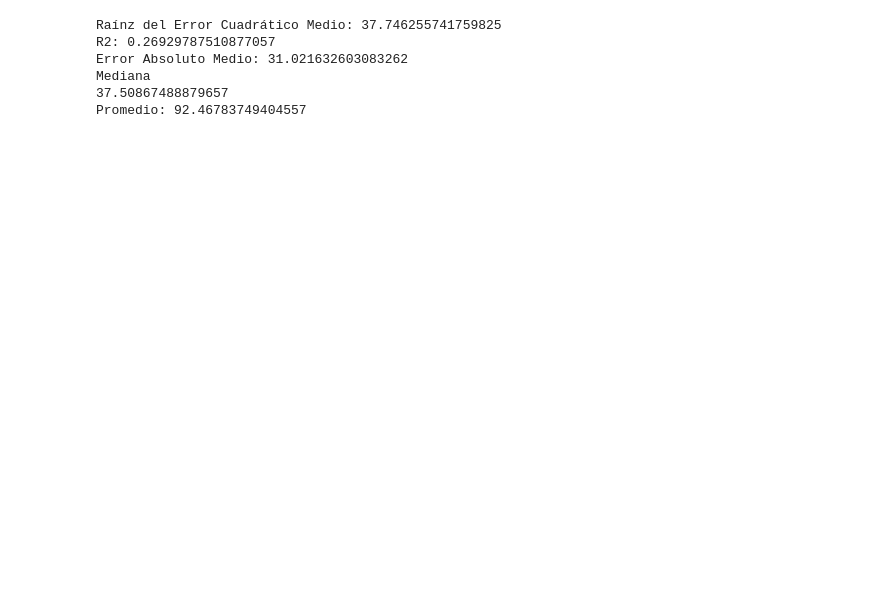
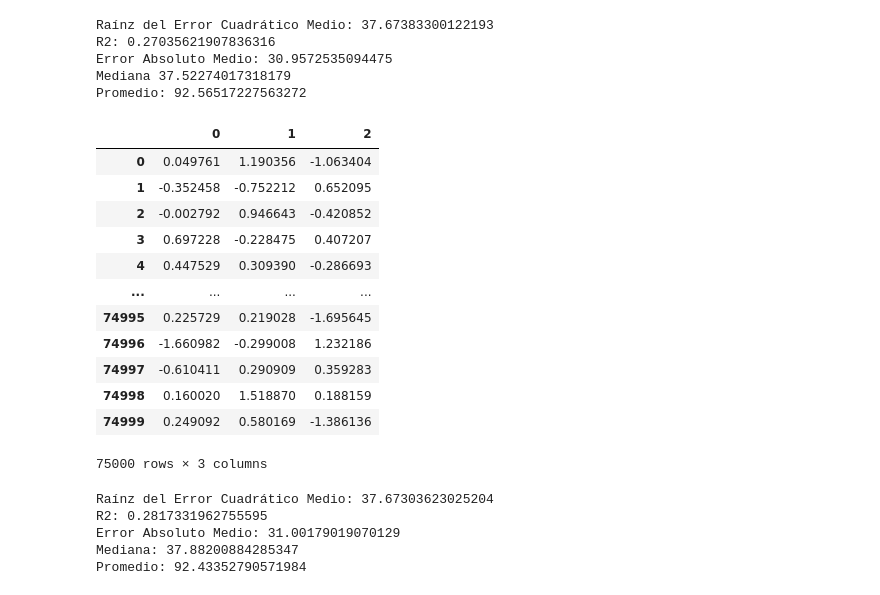
Before and after one commit to armodi97/Project_9, a Jupyter notebook: proyecto_9.ipynb, the cells around one changed output. Cells and saved outputs as stored; diff of their text form; code cells hidden in the pictures; blank space fills up the shorter version.

```diff
--- a/proyecto_9.ipynb
+++ b/proyecto_9.ipynb
@@ -130,13 +131,61 @@ print(f"Raínz del Error Cuadrático Medio: {mse**(1/2)}")
 print("R2:", r2_score(target_valid, predictions))
 print(f"Error Absoluto Medio: {mae}")
 predicted_valid = pd.Series(target_train.median(), index=target_valid.index)
-print('Mediana')
-print(mean_absolute_error(target_valid, predicted_valid))
+print("Mediana", mean_absolute_error(target_valid, predicted_valid))
 print("Promedio:", predictions.mean())
 # %% [output]
-Raínz del Error Cuadrático Medio: 37.746255741759825
-R2: 0.26929787510877057
-Error Absoluto Medio: 31.021632603083262
-Mediana
-37.50867488879657
-Promedio: 92.46783749404557
+Raínz del Error Cuadrático Medio: 37.67383300122193
+R2: 0.27035621907836316
+Error Absoluto Medio: 30.9572535094475
+Mediana 37.52274017318179
+Promedio: 92.56517227563272
+# %%
+def createModel(data):
+#Estandarización de los datos
+    features = data.drop(["product","id"],axis=1)
+    target = data["product"]
+    features_train, features_valid, target_train, target_valid = train_test_split(features, target, test_size=0.25)
+    scaler = StandardScaler()
+    features_train = pd.DataFrame(scaler.fit_transform(features_train))
+    features_valid = pd.DataFrame(scaler.transform(features_valid))
+    display(features_train)
+
+#Creación del modelo
+    LinReg = LinearRegression()
+
+    LinReg.fit(features_train, target_train)
+    predictions = LinReg.predict(features_valid)
+
+    mse = mean_squared_error(target_valid, predictions)
+    mae = mean_absolute_error(target_valid, predictions)
+
+    print(f"Raínz del Error Cuadrático Medio: {mse**(1/2)}")
+    print("R2:", r2_score(target_valid, predictions))
+    print(f"Error Absoluto Medio: {mae}")
+    predicted_valid = pd.Series(target_train.median(), index=target_valid.index)
+
+    print("Mediana:",mean_absolute_error(target_valid, predicted_valid))
+    print("Promedio:", predictions.mean())
+
+    return predictions
+# %%
+predict_0 = createModel(data_0)
+# %% [output]
+|  | 0 | 1 | 2 |
+| 0 | 0.049761 | 1.190356 | -1.063404 |
+| 1 | -0.352458 | -0.752212 | 0.652095 |
+| 2 | -0.002792 | 0.946643 | -0.420852 |
+| 3 | 0.697228 | -0.228475 | 0.407207 |
+| 4 | 0.447529 | 0.309390 | -0.286693 |
+| ... | ... | ... | ... |
+| 74995 | 0.225729 | 0.219028 | -1.695645 |
+| 74996 | -1.660982 | -0.299008 | 1.232186 |
+| 74997 | -0.610411 | 0.290909 | 0.359283 |
+| 74998 | 0.160020 | 1.518870 | 0.188159 |
+| 74999 | 0.249092 | 0.580169 | -1.386136 |
+75000 rows × 3 columns
+Raínz del Error Cuadrático Medio: 37.67303623025204
+R2: 0.2817331962755595
+Error Absoluto Medio: 31.00179019070129
+Mediana: 37.88200884285347
+Promedio: 92.43352790571984
```
Also changed, not shown: parts of 11 cells of this notebook.
